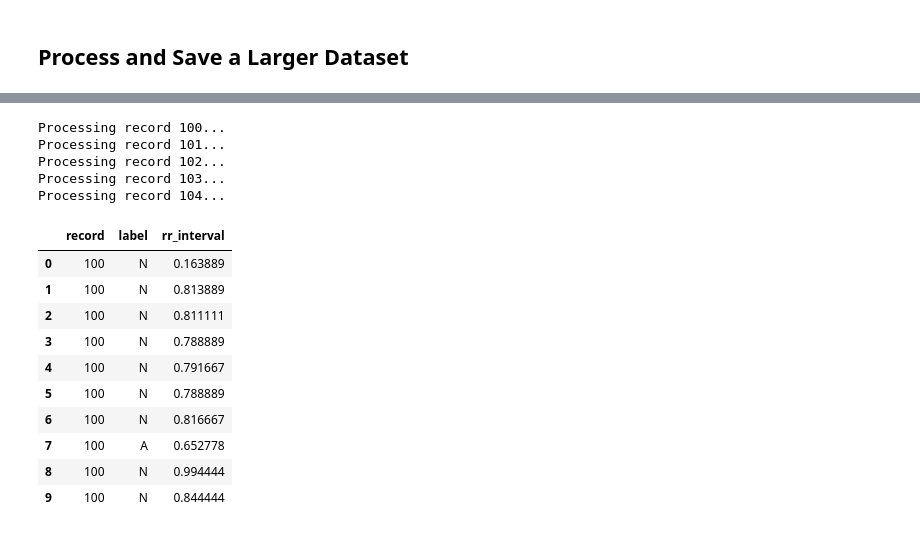
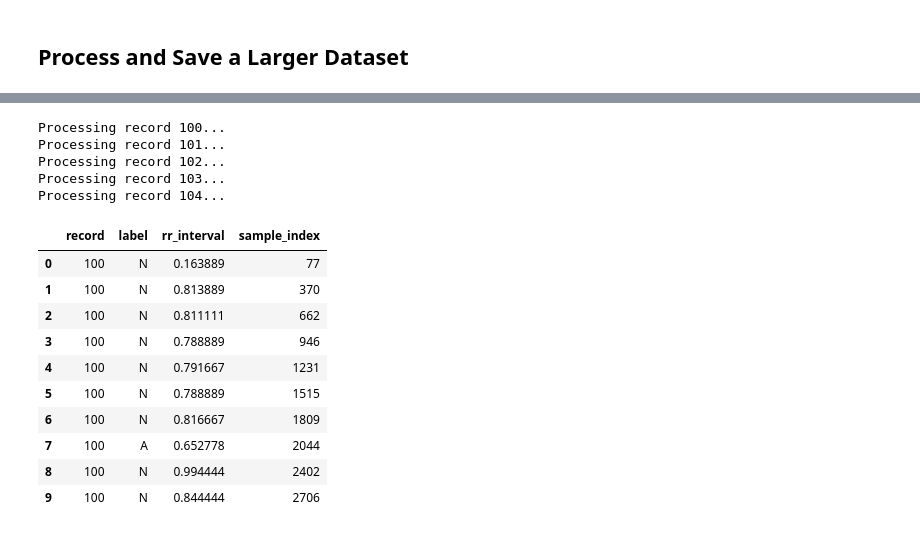
Before and after one commit to vscerra/mitbih_arrhythmia_project, a Jupyter notebook: notebooks/00_data_survey.ipynb, the cells around one changed output, grey strips where cells are left out. Saved outputs shown, nothing was run; the diff lists cells and outputs as text; code cells hidden in the pictures.

```diff
--- a/notebooks/00_data_survey.ipynb
+++ b/notebooks/00_data_survey.ipynb
@@ -125,42 +141,43 @@ download_mitbih(records=["100", "101", "102", "103", "104"])
 # %%
 record_ids = ["100", "101", "102", "103", "104"]
 all_beats = []
 all_segments = []
 
 for rid in record_ids:
     print(f"Processing record {rid}...")
     info = extract_beat_level_info(rid)
 
     for i, (rr, label) in enumerate(zip(info["rr_intervals"], info["labels"])):
         if not np.isnan(rr):
             all_beats.append({
                 "record": rid,
                 "label": label,
-                "rr_interval": rr
+                "rr_interval": rr,
+                "sample_index": info["sample_indices"][i],
             })
             all_segments.append(info["segments"][i])
 
 # Save dataframe and segments
 df_beats = pd.DataFrame(all_beats)
 save_path = get_project_path("data", "processed")
 
 df_beats.to_csv(os.path.join(save_path, "beats_dataset.csv"), index = False)
 np.save(os.path.join(save_path, "beat_segments.npy"), np.stack(all_segments))
 df_beats.head(10)
 # %% [output]
 Processing record 100...
 Processing record 101...
 Processing record 102...
 Processing record 103...
 Processing record 104...
-|  | record | label | rr_interval |
-| 0 | 100 | N | 0.163889 |
-| 1 | 100 | N | 0.813889 |
-| 2 | 100 | N | 0.811111 |
-| 3 | 100 | N | 0.788889 |
-| 4 | 100 | N | 0.791667 |
-| 5 | 100 | N | 0.788889 |
-| 6 | 100 | N | 0.816667 |
-| 7 | 100 | A | 0.652778 |
-| 8 | 100 | N | 0.994444 |
-| 9 | 100 | N | 0.844444 |
+|  | record | label | rr_interval | sample_index |
+| 0 | 100 | N | 0.163889 | 77 |
+| 1 | 100 | N | 0.813889 | 370 |
+| 2 | 100 | N | 0.811111 | 662 |
+| 3 | 100 | N | 0.788889 | 946 |
+| 4 | 100 | N | 0.791667 | 1231 |
+| 5 | 100 | N | 0.788889 | 1515 |
+| 6 | 100 | N | 0.816667 | 1809 |
+| 7 | 100 | A | 0.652778 | 2044 |
+| 8 | 100 | N | 0.994444 | 2402 |
+| 9 | 100 | N | 0.844444 | 2706 |
```
Also changed, not shown: parts of 6 cells of this notebook, 9 other files.
